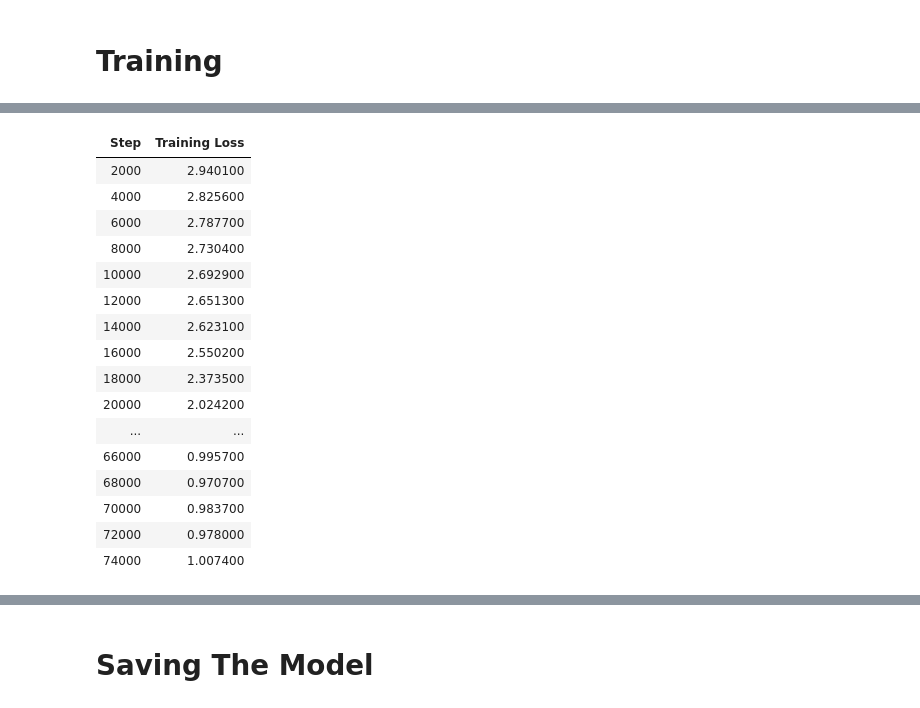
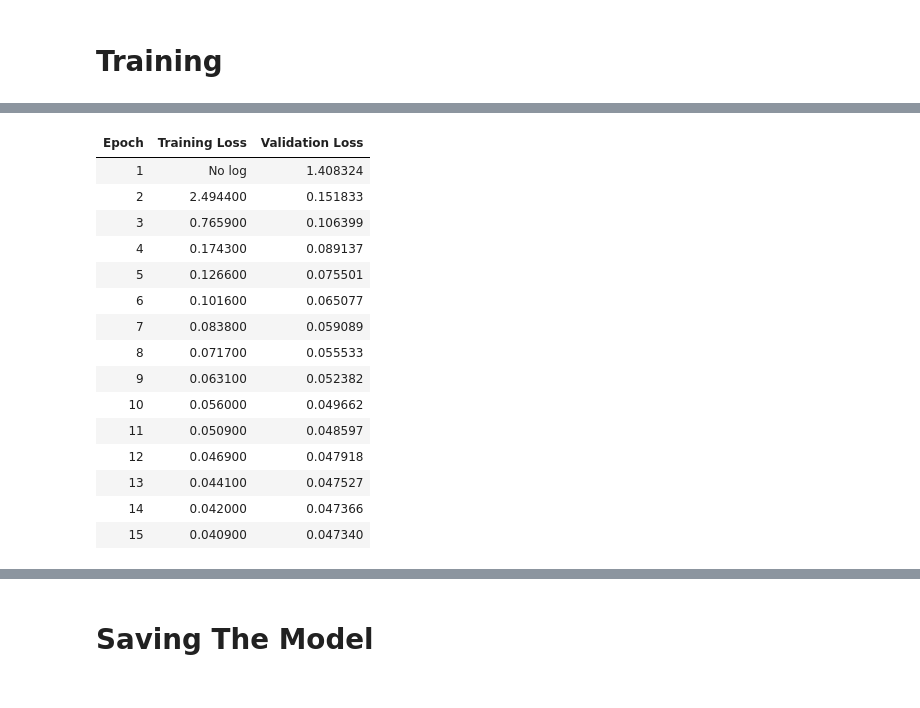
Before and after one commit to GustavoHCruz/CodingDNATransformers, a Jupyter notebook: src/main-tran-gpt.ipynb, the cells around one changed output, grey strips where cells are left out. Cells and saved outputs as stored; diff of their text form; code cells hidden in the pictures.

```diff
--- a/src/main-tran-gpt.ipynb
+++ b/src/main-tran-gpt.ipynb
@@ -44,19 +44,28 @@ data = df.to_dict(orient="records")
 # %%
 all_dataset = []
 for record in tqdm(data):
-  example = llm.build_input(
-    dna_sequence=record["sequence"],
-    organism=record["organism"],
-    protein_sequence=record["target"]
+	example = llm.build_input(
+		dna_sequence=record["sequence"],
+		organism=record["organism"],
+		protein_sequence=record["target"]
 	)
-  all_dataset.append(example)
+	all_dataset.append(example)
 
-train_dataset, test_dataset = train_test_split(
-  all_dataset,
-  test_size=0.05,
-  random_state=seed,
-  shuffle=True
+train_eval, test_dataset = train_test_split(
+	all_dataset,
+	test_size=0.15,
+	random_state=seed,
+	shuffle=True
 )
+
+eval_size = 0.05 / 0.85
+
+train_dataset, eval_dataset = train_test_split(
+	train_eval,
+	test_size=eval_size,
+	random_state=seed,
+	shuffle=True
+)
 # %% [markdown]
 # Data Analysis
 # %%
@@ -92,13 +100,14 @@ Test Dataset Len: 3174
 # Training
 # %%
 llm.train(
-  dataset=train_dataset,
+  train_dataset=train_dataset,
   params=TrainParams(
-    epochs=5,
+    epochs=15,
     batch_size=4,
     gradient_accumulation=1,
     lr=4e-5,
-    logging_steps=2000
-	)
+    logging_steps=50000
+	),
+  eval_dataset=eval_dataset
 )
 # %% [output]
@@ -110,17 +121,16 @@ llm.train(
-| Step | Training Loss |
-| 2000 | 2.940100 |
-| 4000 | 2.825600 |
-| 6000 | 2.787700 |
-| 8000 | 2.730400 |
-| 10000 | 2.692900 |
-| 12000 | 2.651300 |
-| 14000 | 2.623100 |
-| 16000 | 2.550200 |
-| 18000 | 2.373500 |
-| 20000 | 2.024200 |
-| ... | ... |
-| 66000 | 0.995700 |
-| 68000 | 0.970700 |
-| 70000 | 0.983700 |
-| 72000 | 0.978000 |
-| 74000 | 1.007400 |
+| Epoch | Training Loss | Validation Loss |
+| 1 | No log | 1.408324 |
+| 2 | 2.494400 | 0.151833 |
+| 3 | 0.765900 | 0.106399 |
+| 4 | 0.174300 | 0.089137 |
+| 5 | 0.126600 | 0.075501 |
+| 6 | 0.101600 | 0.065077 |
+| 7 | 0.083800 | 0.059089 |
+| 8 | 0.071700 | 0.055533 |
+| 9 | 0.063100 | 0.052382 |
+| 10 | 0.056000 | 0.049662 |
+| 11 | 0.050900 | 0.048597 |
+| 12 | 0.046900 | 0.047918 |
+| 13 | 0.044100 | 0.047527 |
+| 14 | 0.042000 | 0.047366 |
+| 15 | 0.040900 | 0.047340 |
```
Also changed, not shown: parts of 10 cells of this notebook, 4 other files.
